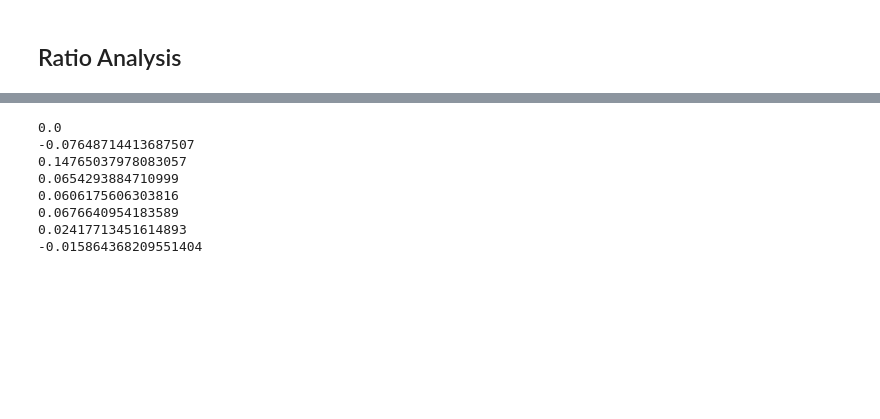
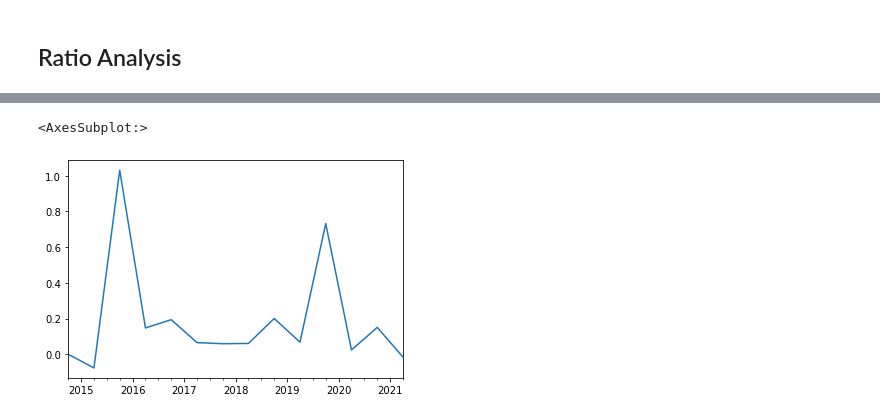
Before and after one commit to someonealive0/deepaudit, a Jupyter notebook: COMP3850.ipynb, the cells around one changed output, grey strips where cells are left out. Saved outputs shown, nothing was run; the diff lists cells and outputs as text; code cells hidden in the pictures; blank space fills up the shorter version.

```diff
--- a/COMP3850.ipynb
+++ b/COMP3850.ipynb
@@ -247,21 +247,22 @@ calc_DSRI(workbooks_separated['ADH']['HY'])
 # %%
 def calc_TATA(company):
+    resList = {}
     for year in company['Profit Loss'].index:
         incs = company['Profit Loss'].loc[year]
         bs = company['Balance Sheet'].loc[year]
         cf = company['Cash Flow'].loc[year]
 
+        if 'PreTax Profit' not in incs or 'Net Operating Cashflows' not in cf or 'Net Investing Cashflows' not in cf or 'Total Assets' not in bs:
+            resList[year] = np.nan
+            continue
+
         res = incs['PreTax Profit'] - cf['Net Operating Cashflows'] - cf['Net Investing Cashflows']
         res = res / bs['Total Assets']
-        print(res)
+        resList[year] = res
+
+    return pd.Series(resList)
 # %%
-calc_TATA(workbooks_separated['ADH']['FY'])
+calc_TATA(workbooks_combined['ADH']).plot()
 # %% [output]
-0.0
--0.07648714413687507
-0.14765037978083057
-0.0654293884710999
-0.0606175606303816
-0.0676640954183589
-0.02417713451614893
--0.015864368209551404
+<AxesSubplot:>
+[figure, added]
```
Also changed, not shown: parts of 3 cells of this notebook.
